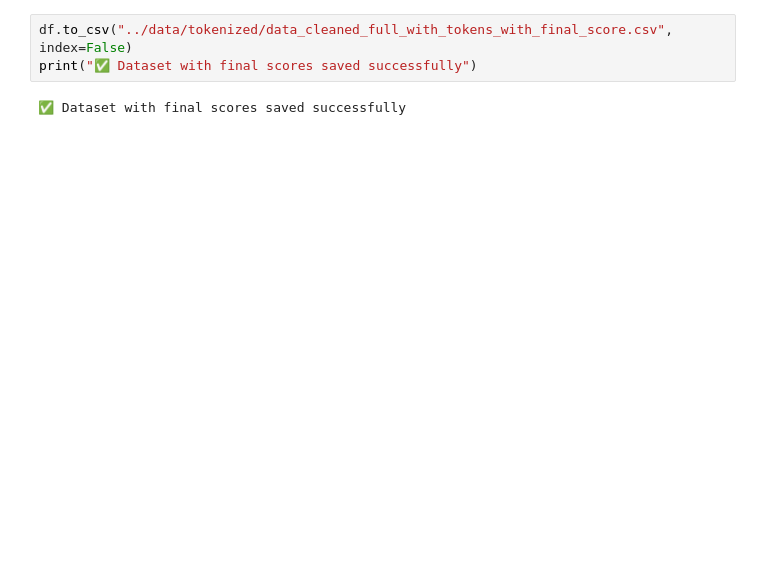
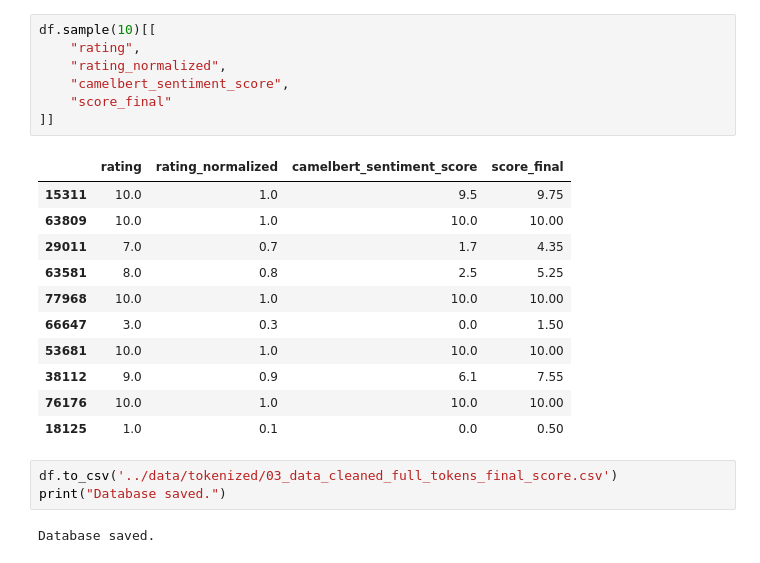
Before and after one commit to faroukq1/GNNHotelRec-Sentiment, a Jupyter notebook: 01_data_preprocessing/final_score_calculation.ipynb, the cells around one changed output. Cells and saved outputs as stored; diff of their text form; blank space fills up the shorter version.

Commit message:
feat: build final dataset for GNNs

```diff
--- a/01_data_preprocessing/final_score_calculation.ipynb
+++ b/01_data_preprocessing/final_score_calculation.ipynb
@@ -81,5 +77,24 @@ if 'rating' in df.columns:
+# %%
+df.sample(10)[[
+    "rating",
+    "rating_normalized",
+    "camelbert_sentiment_score",
+    "score_final"
+]]
+# %% [output]
+|  | rating | rating_normalized | camelbert_sentiment_score | score_final |
+| 15311 | 10.0 | 1.0 | 9.5 | 9.75 |
+| 63809 | 10.0 | 1.0 | 10.0 | 10.00 |
+| 29011 | 7.0 | 0.7 | 1.7 | 4.35 |
+| 63581 | 8.0 | 0.8 | 2.5 | 5.25 |
+| 77968 | 10.0 | 1.0 | 10.0 | 10.00 |
+| 66647 | 3.0 | 0.3 | 0.0 | 1.50 |
+| 53681 | 10.0 | 1.0 | 10.0 | 10.00 |
+| 38112 | 9.0 | 0.9 | 6.1 | 7.55 |
+| 76176 | 10.0 | 1.0 | 10.0 | 10.00 |
+| 18125 | 1.0 | 0.1 | 0.0 | 0.50 |
 # %%
-df.to_csv("../data/tokenized/data_cleaned_full_with_tokens_with_final_score.csv", index=False)
-print("✅ Dataset with final scores saved successfully")
+df.to_csv('../data/tokenized/03_data_cleaned_full_tokens_final_score.csv')
+print("Database saved.")
 # %% [output]
-✅ Dataset with final scores saved successfully
+Database saved.
```
Also changed, not shown: parts of 11 cells of this notebook, 5 other files.
